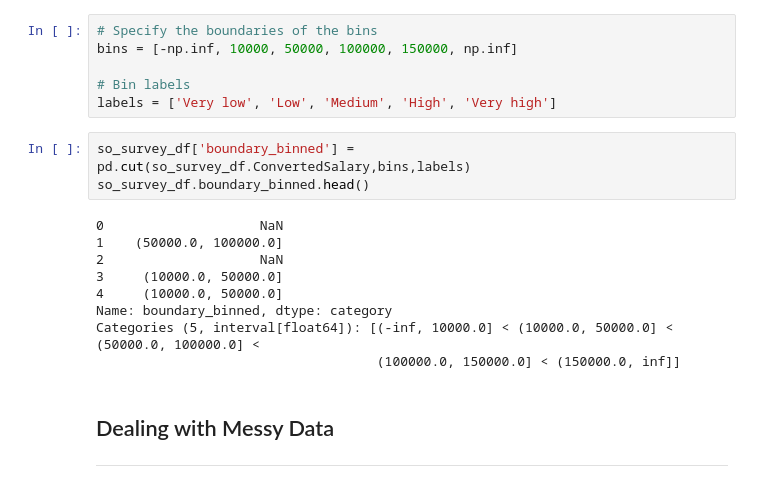
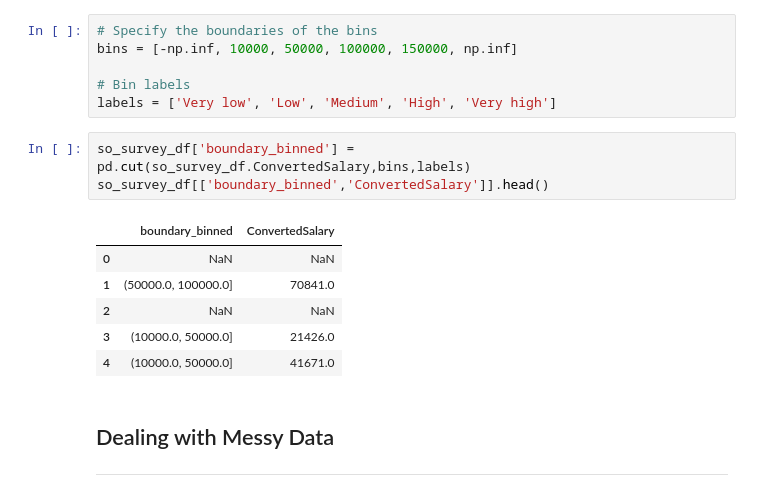
Before and after one commit to NehaNeha417/ML_SHALA, a Jupyter notebook: Assignment_ML_L6.ipynb, the cells around one changed output. Drawn from its saved outputs; the diff is of its cells as text.

```diff
--- a/Assignment_ML_L6.ipynb
+++ b/Assignment_ML_L6.ipynb
@@ -224,16 +270,14 @@ bins = [-np.inf, 10000, 50000, 100000, 150000, np.inf]
 labels = ['Very low', 'Low', 'Medium', 'High', 'Very high']
 # %%
 so_survey_df['boundary_binned'] = pd.cut(so_survey_df.ConvertedSalary,bins,labels)
-so_survey_df.boundary_binned.head()
+so_survey_df[['boundary_binned','ConvertedSalary']].head()
 # %% [output]
-0                    NaN
-1    (50000.0, 100000.0]
-2                    NaN
-3     (10000.0, 50000.0]
-4     (10000.0, 50000.0]
-Name: boundary_binned, dtype: category
-Categories (5, interval[float64]): [(-inf, 10000.0] < (10000.0, 50000.0] < (50000.0, 100000.0] <
-                                    (100000.0, 150000.0] < (150000.0, inf]]
+|  | boundary_binned | ConvertedSalary |
+| 0 | NaN | NaN |
+| 1 | (50000.0, 100000.0] | 70841.0 |
+| 2 | NaN | NaN |
+| 3 | (10000.0, 50000.0] | 21426.0 |
+| 4 | (10000.0, 50000.0] | 41671.0 |
 # %% [markdown]
 ## Dealing with Messy Data
 ---
```
Also changed, not shown: parts of 36 cells of this notebook.
